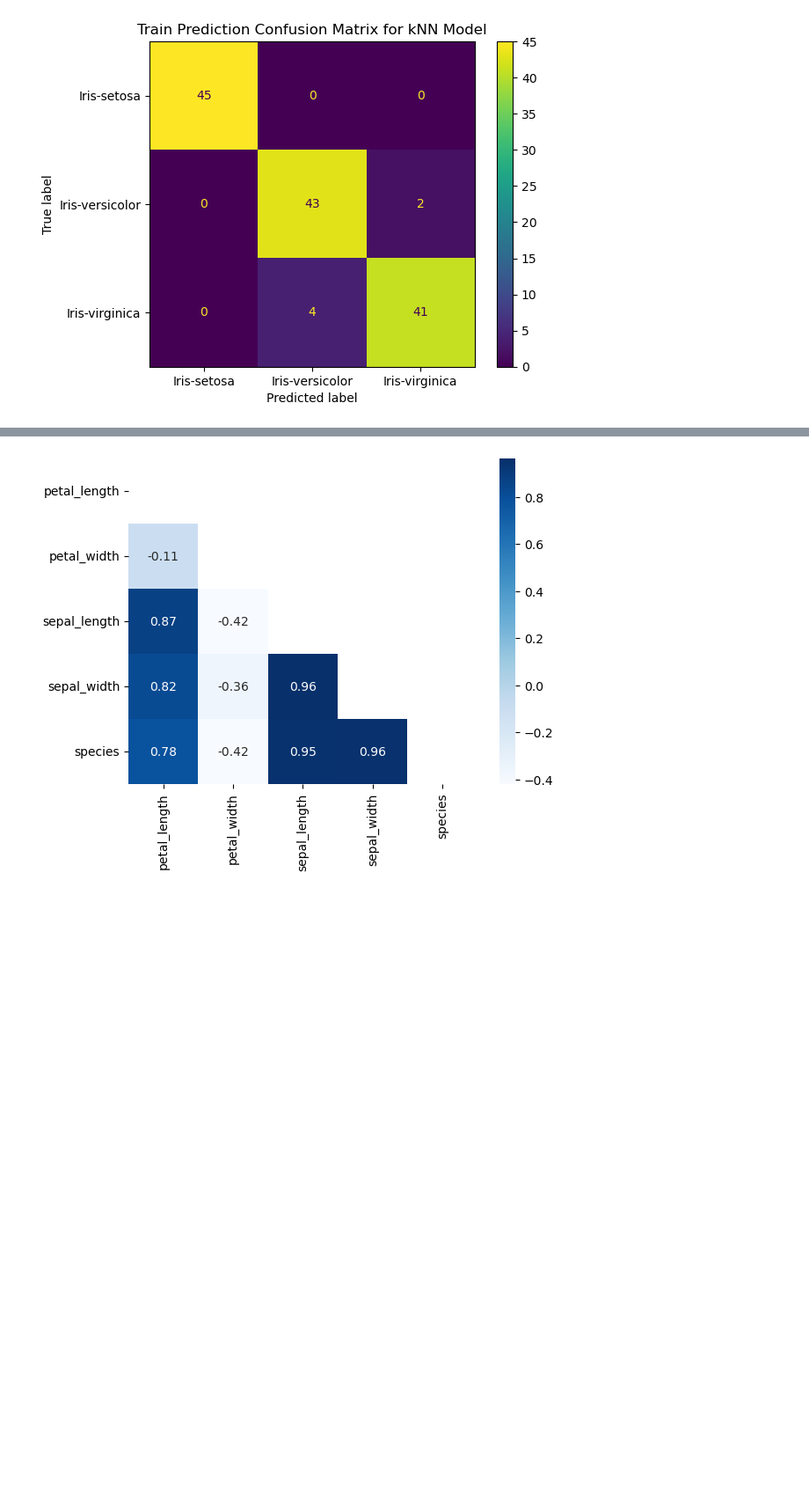
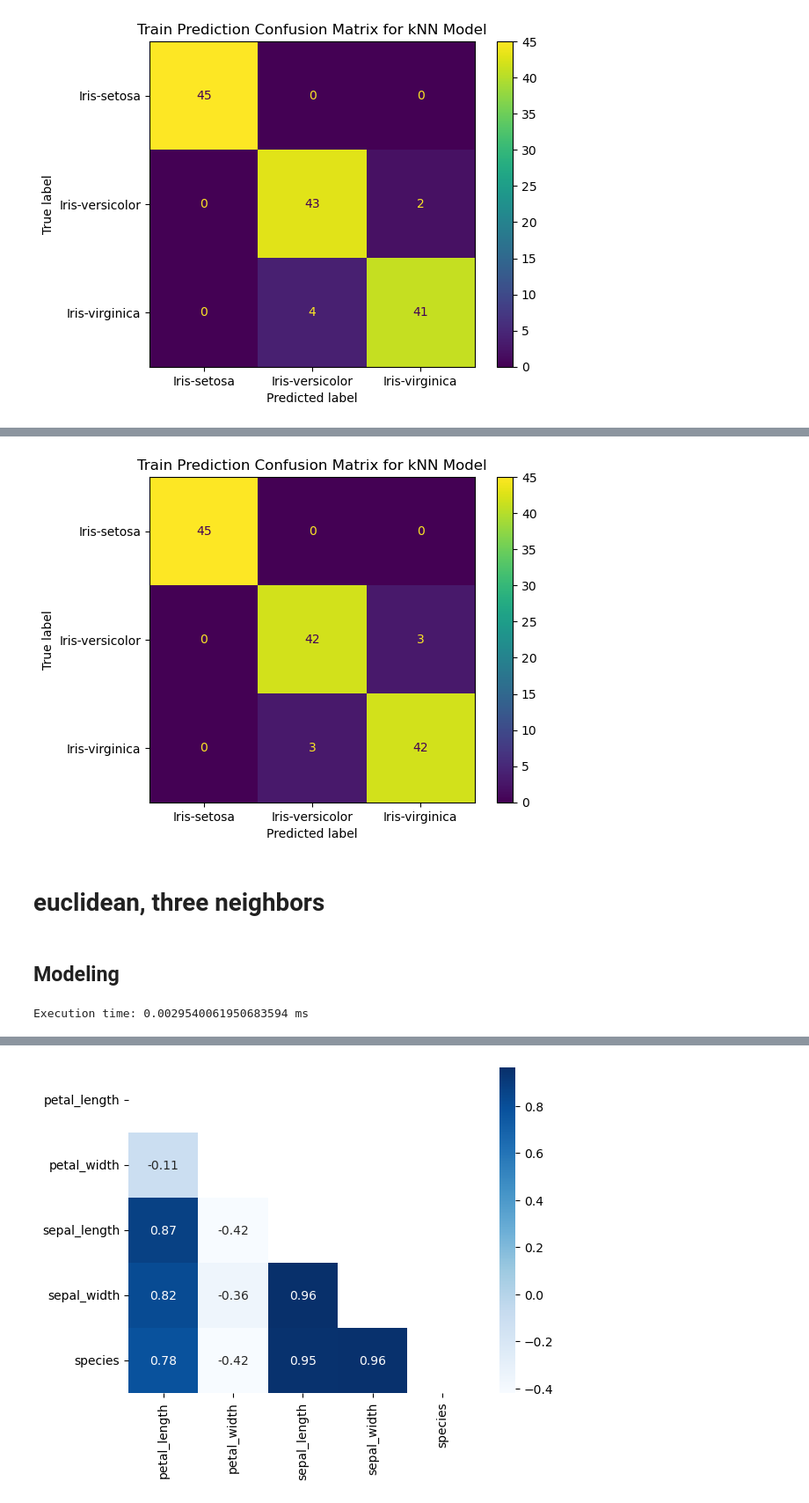
Before and after one commit to bagusatya08/Data-Mining-Kelompok-E, a Jupyter notebook: iris knn.ipynb, the cells around one changed output, grey strips where cells are left out. Shown at 88% size. Saved outputs shown, nothing was run; the diff lists cells and outputs as text; code cells hidden in the pictures; blank space fills up the shorter version.

```diff
--- a/iris knn.ipynb
+++ b/iris knn.ipynb
@@ -366,0 +561,23 @@ plt.show()
+# %%
+# train prediction confusion matrix
+
+cm = confusion_matrix(y_train2, ytrain_knn_pred2, labels=knn.classes_)
+disp = ConfusionMatrixDisplay(confusion_matrix=cm, display_labels=knn.classes_)
+disp.plot()
+plt.title("Train Prediction Confusion Matrix for kNN Model")
+plt.show()
+# %% [output]
+[figure, added]
+# %% [markdown]
+# euclidean, three neighbors
+# %% [markdown]
+## Modeling
+# %%
+start_time = time.time()
+
+knn = KNeighborsClassifier(n_neighbors=3, metric='euclidean')
+knn.fit(X_train2, y_train2)
+
+print("\nExecution time: " + str((time.time() - start_time)) + ' ms')
+# %% [output]
+Execution time: 0.0029540061950683594 ms
```
Also changed, not shown: parts of 86 cells of this notebook.
